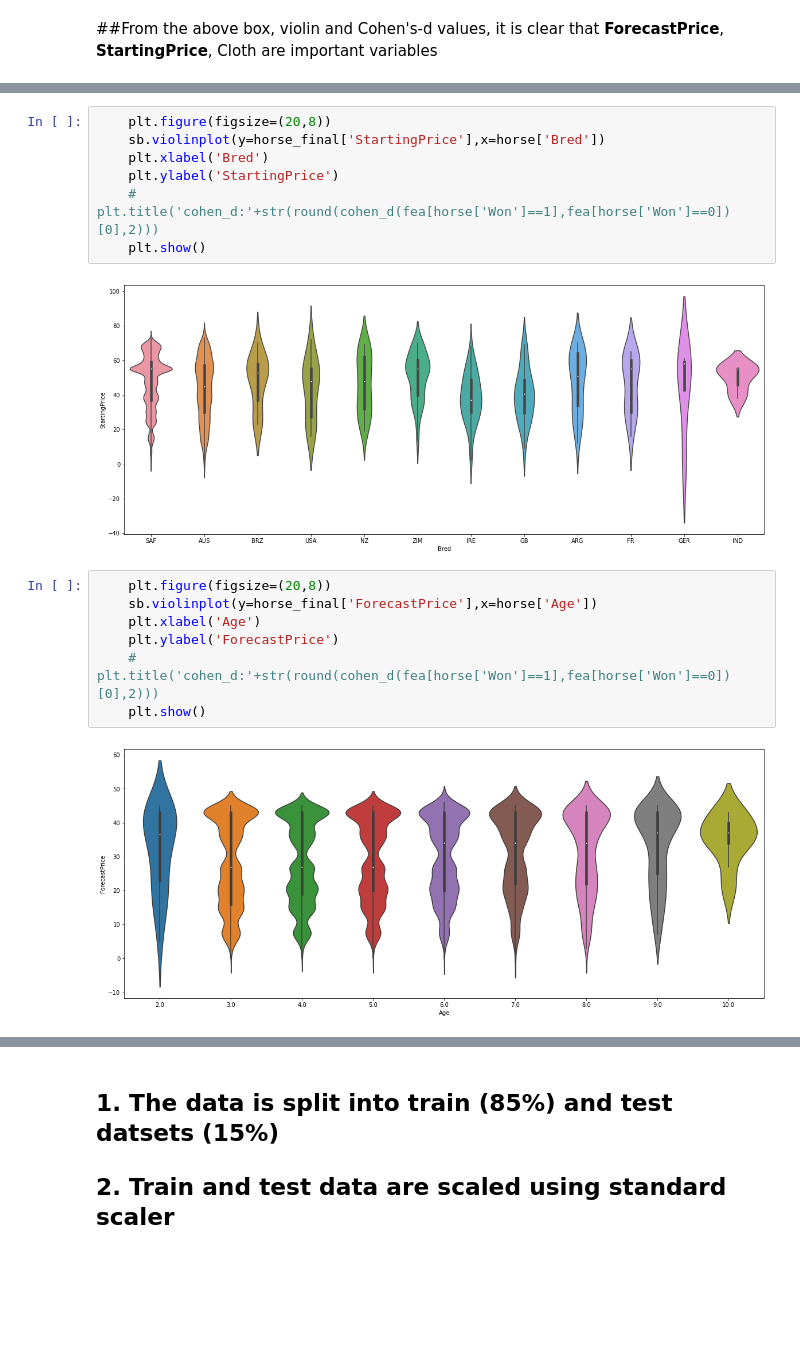
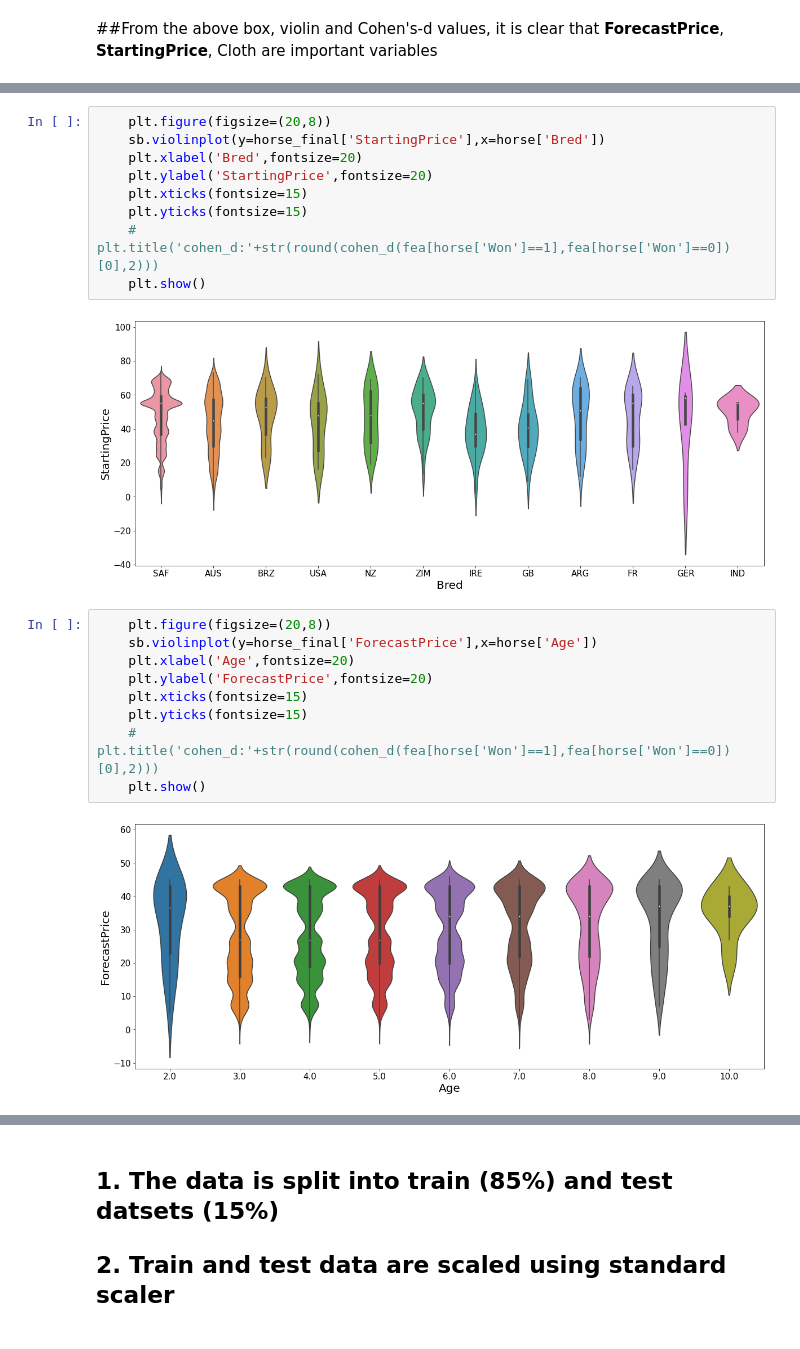
Before and after one commit to sriharsha-ramaraju/Winning_Horse_Prediction, a Jupyter notebook: Horses_Data_Science.ipynb, the cells around one changed output, grey strips where cells are left out. Cells and saved outputs as stored; diff of their text form; blank space fills up the shorter version.

```diff
--- a/Horses_Data_Science.ipynb
+++ b/Horses_Data_Science.ipynb
@@ -288,21 +296,25 @@ for feat in features:
 # %%
     plt.figure(figsize=(20,8))
     sb.violinplot(y=horse_final['StartingPrice'],x=horse['Bred'])
-    plt.xlabel('Bred')
-    plt.ylabel('StartingPrice')
+    plt.xlabel('Bred',fontsize=20)
+    plt.ylabel('StartingPrice',fontsize=20)
+    plt.xticks(fontsize=15)
+    plt.yticks(fontsize=15)
     # plt.title('cohen_d:'+str(round(cohen_d(fea[horse['Won']==1],fea[horse['Won']==0])[0],2)))
     plt.show()
 # %% [output]
-[figure, old version]
+[figure, new version]
 # %%
     plt.figure(figsize=(20,8))
     sb.violinplot(y=horse_final['ForecastPrice'],x=horse['Age'])
-    plt.xlabel('Age')
-    plt.ylabel('ForecastPrice')
+    plt.xlabel('Age',fontsize=20)
+    plt.ylabel('ForecastPrice',fontsize=20)
+    plt.xticks(fontsize=15)
+    plt.yticks(fontsize=15)
     # plt.title('cohen_d:'+str(round(cohen_d(fea[horse['Won']==1],fea[horse['Won']==0])[0],2)))
     plt.show()
 # %% [output]
-[figure, old version]
+[figure, new version]
 # %%
     plt.figure(figsize=(20,8))
     sb.boxplot(y=horse_final['Cloth'],x=horse['Bred'])
```
Also changed, not shown: parts of 5 cells of this notebook.
